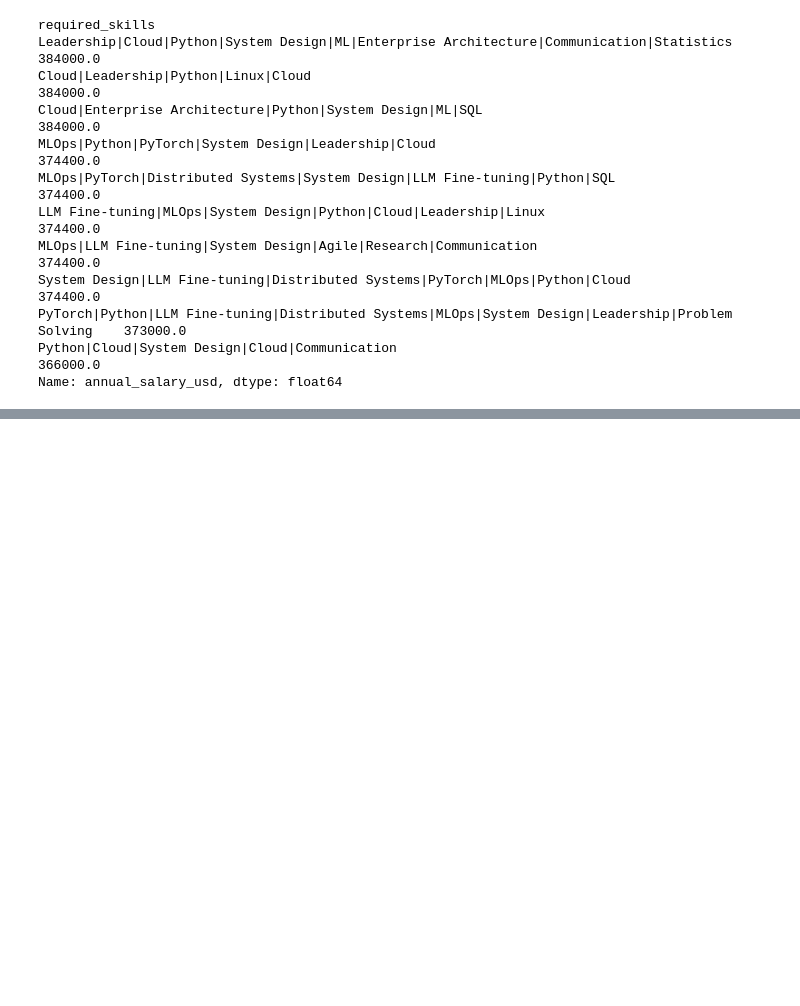
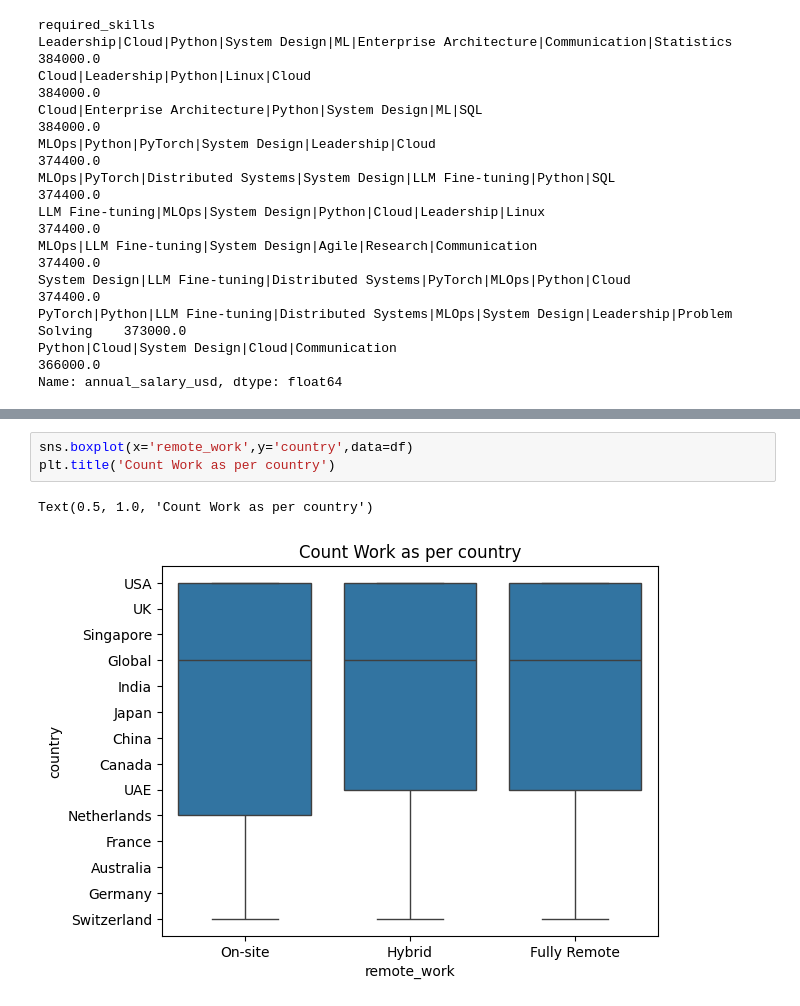
Before and after one commit to ShlokGadhave/AI-Career-Market-Insights, a Jupyter notebook: main.ipynb, the cells around one changed output, grey strips where cells are left out. Saved outputs shown, nothing was run; the diff lists cells and outputs as text; blank space fills up the shorter version.

```diff
--- a/main.ipynb
+++ b/main.ipynb
@@ -437,0 +463,6 @@ Name: annual_salary_usd, dtype: float64
+# %%
+sns.boxplot(x='remote_work',y='country',data=df)
+plt.title('Count Work as per country')
+# %% [output]
+Text(0.5, 1.0, 'Count Work as per country')
+[figure, added]
```
Also changed, not shown: parts of 14 cells of this notebook.
